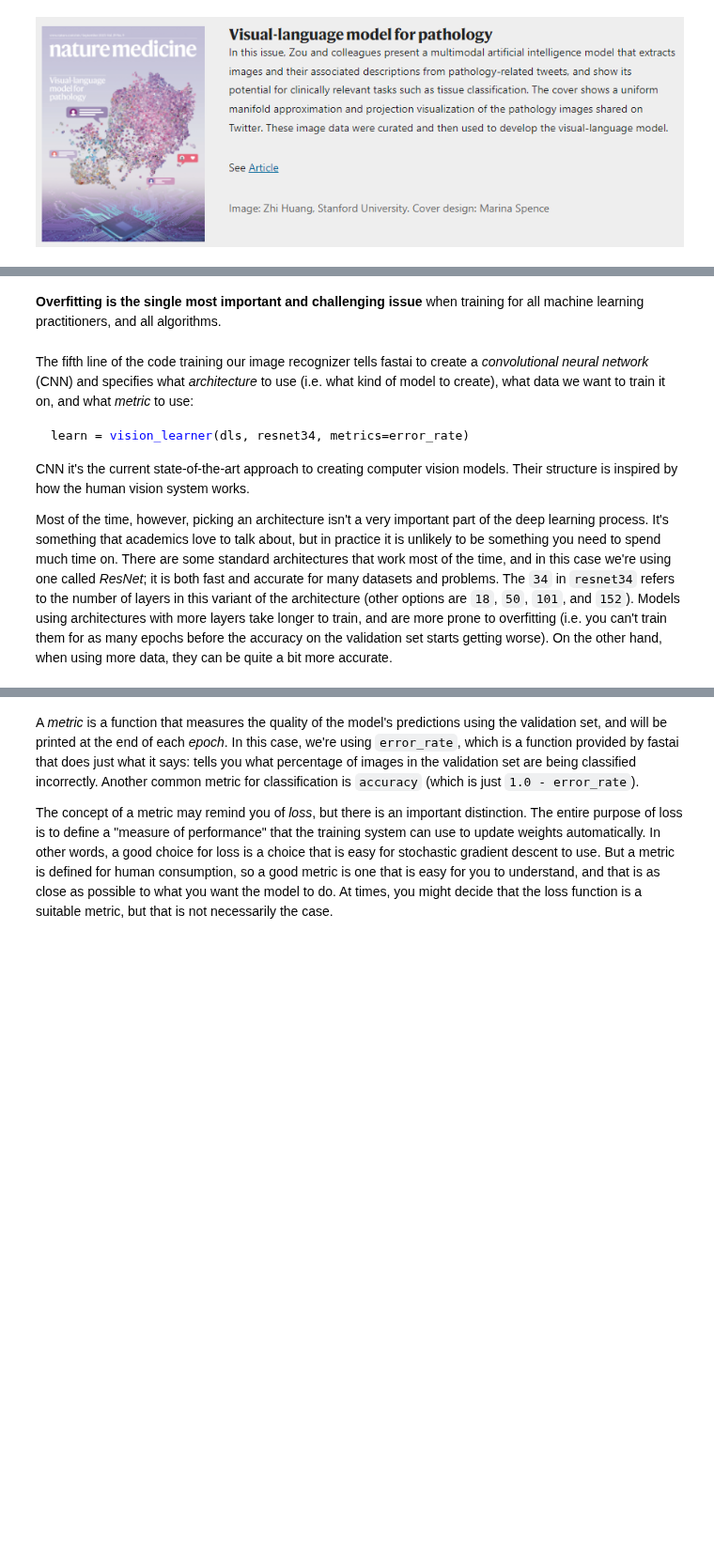
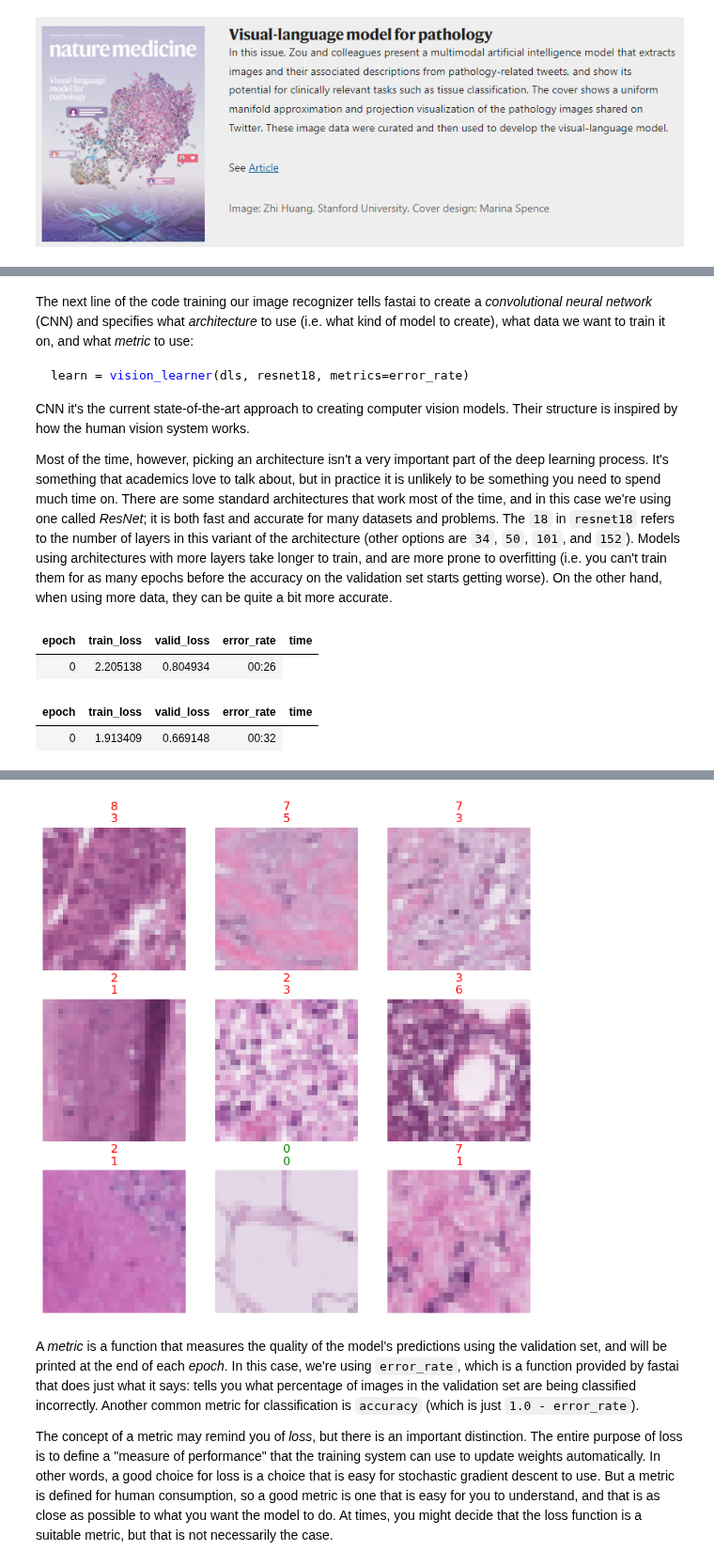
Before and after one commit to bmandracchia/ML4BD, a Jupyter notebook: chapters/21_neural networks.ipynb, the cells around one changed output, grey strips where cells are left out. Shown at 94% size. Cells and saved outputs as stored; diff of their text form; code cells hidden in the pictures; blank space fills up the shorter version.

````diff
--- a/chapters/21_neural networks.ipynb
+++ b/chapters/21_neural networks.ipynb
@@ -193,12 +192,27 @@ Even when your model has not fully memorized all your data, earlier on in traini
-# %% [markdown]
-**Overfitting is the single most important and challenging issue** when training for all machine learning practitioners, and all algorithms.
 # %% [markdown]
-The fifth line of the code training our image recognizer tells fastai to create a *convolutional neural network* (CNN) and specifies what *architecture* to use (i.e. what kind of model to create), what data we want to train it on, and what *metric* to use:
+The next line of the code training our image recognizer tells fastai to create a *convolutional neural network* (CNN) and specifies what *architecture* to use (i.e. what kind of model to create), what data we want to train it on, and what *metric* to use:
 
 ```python
-learn = vision_learner(dls, resnet34, metrics=error_rate)
+learn = vision_learner(dls, resnet18, metrics=error_rate)
 ```
 
 CNN it's the current state-of-the-art approach to creating computer vision models. Their structure is inspired by how the human vision system works.
 
-Most of the time, however, picking an architecture isn't a very important part of the deep learning process. It's something that academics love to talk about, but in practice it is unlikely to be something you need to spend much time on. There are some standard architectures that work most of the time, and in this case we're using one called _ResNet_; it is both fast and accurate for many datasets and problems. The `34` in `resnet34` refers to the number of layers in this variant of the architecture (other options are `18`, `50`, `101`, and `152`). Models using architectures with more layers take longer to train, and are more prone to overfitting (i.e. you can't train them for as many epochs before the accuracy on the validation set starts getting worse). On the other hand, when using more data, they can be quite a bit more accurate.
+Most of the time, however, picking an architecture isn't a very important part of the deep learning process. It's something that academics love to talk about, but in practice it is unlikely to be something you need to spend much time on. There are some standard architectures that work most of the time, and in this case we're using one called _ResNet_; it is both fast and accurate for many datasets and problems. The `18` in `resnet18` refers to the number of layers in this variant of the architecture (other options are `34`, `50`, `101`, and `152`). Models using architectures with more layers take longer to train, and are more prone to overfitting (i.e. you can't train them for as many epochs before the accuracy on the validation set starts getting worse). On the other hand, when using more data, they can be quite a bit more accurate.
+# %%
+
+# Train the model using a ResNet architecture
+learn = vision_learner(dls,
+                       resnet18,
+                       metrics=error_rate,
+                       cbs=ShortEpochCallback(.01, short_valid=False),
+                       )
+learn.fine_tune(1)
+
+# Show some results
+learn.show_results()
+# %% [output]
+| epoch | train_loss | valid_loss | error_rate | time |
+| 0 | 2.205138 | 0.804934 | 00:26 |
+| epoch | train_loss | valid_loss | error_rate | time |
+| 0 | 1.913409 | 0.669148 | 00:32 |
@@ -205,3 +220,4 @@ Most of the time, however, picking an architecture isn't a very important part o
+[figure, added]
 # %% [markdown]
 A *metric* is a function that measures the quality of the model's predictions using the validation set, and will be printed at the end of each *epoch*. In this case, we're using `error_rate`, which is a function provided by fastai that does just what it says: tells you what percentage of images in the validation set are being classified incorrectly. Another common metric for classification is `accuracy` (which is just `1.0 - error_rate`).
 
````
Also changed, not shown: parts of 113 cells of this notebook.
